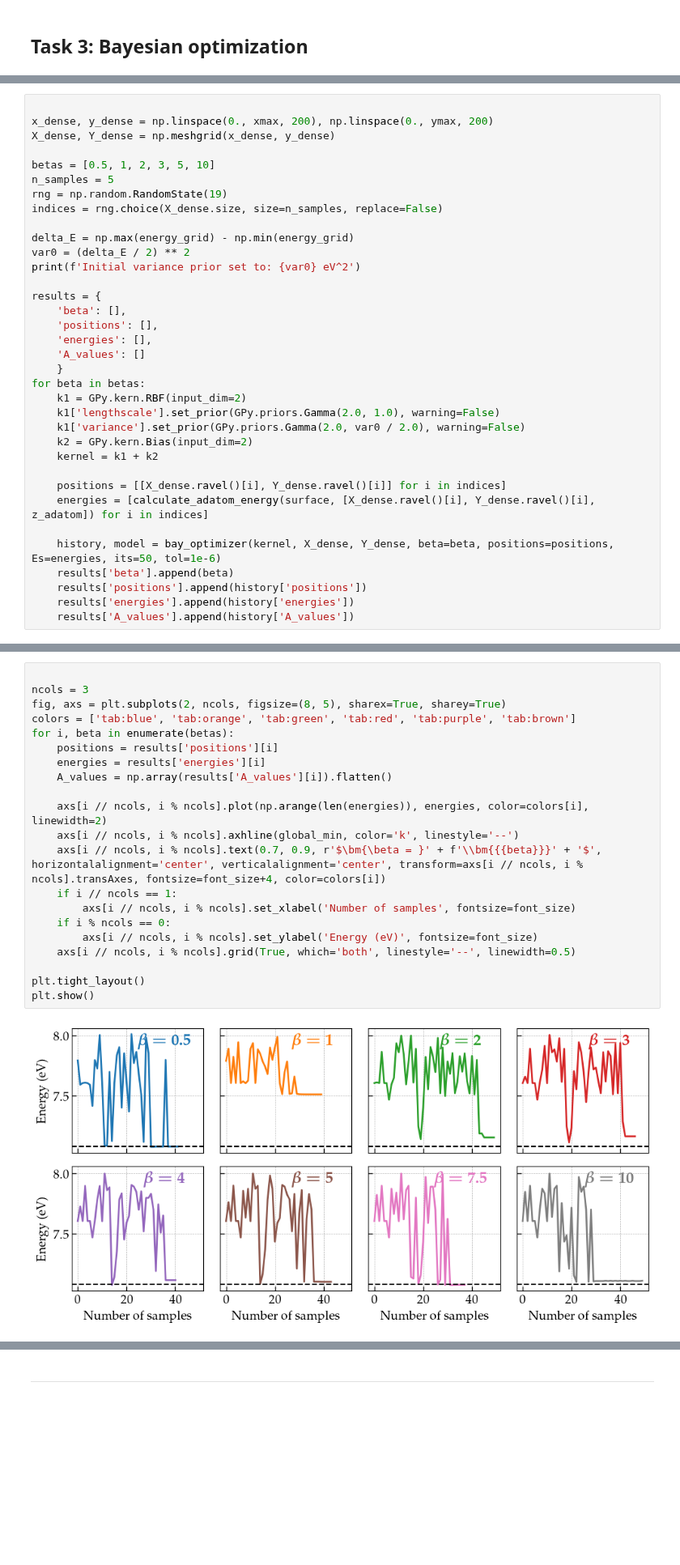
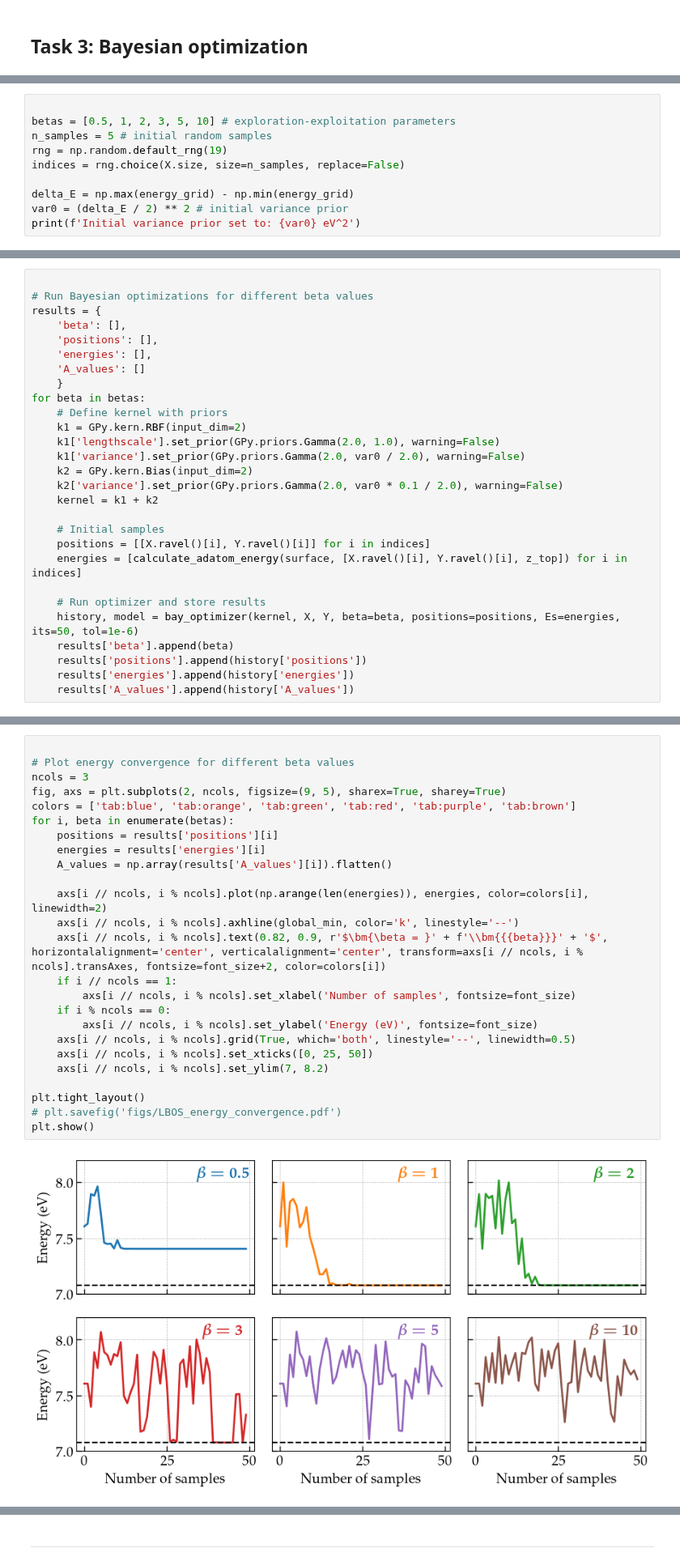
Before and after one commit to stommen/tif345_projects, a Jupyter notebook: project_2b/project2b_LBOS.ipynb, the cells around one changed output, grey strips where cells are left out. Shown at 81% size. Cells and saved outputs as stored; diff of their text form; blank space fills up the shorter version.

```diff
--- a/project_2b/project2b_LBOS.ipynb
+++ b/project_2b/project2b_LBOS.ipynb
@@ -231,2 +338,12 @@ def bay_optimizer(kernel, x, y, beta, positions, Es, its, tol):
 
     return history, model
+# %%
+
+betas = [0.5, 1, 2, 3, 5, 10] # exploration-exploitation parameters
+n_samples = 5 # initial random samples
+rng = np.random.default_rng(19)
+indices = rng.choice(X.size, size=n_samples, replace=False)
+
+delta_E = np.max(energy_grid) - np.min(energy_grid)
+var0 = (delta_E / 2) ** 2 # initial variance prior
+print(f'Initial variance prior set to: {var0} eV^2')
@@ -233,17 +386,6 @@ def bay_optimizer(kernel, x, y, beta, positions, Es, its, tol):
 # %%
 
-x_dense, y_dense = np.linspace(0., xmax, 200), np.linspace(0., ymax, 200)
-X_dense, Y_dense = np.meshgrid(x_dense, y_dense)
-
-betas = [0.5, 1, 2, 3, 5, 10]
-n_samples = 5
-rng = np.random.RandomState(19)
-indices = rng.choice(X_dense.size, size=n_samples, replace=False)
-
-delta_E = np.max(energy_grid) - np.min(energy_grid)
-var0 = (delta_E / 2) ** 2
-print(f'Initial variance prior set to: {var0} eV^2')
-
+# Run Bayesian optimizations for different beta values
 results = {
     'beta': [],
     'positions': [],
@@ -251,16 +393,20 @@ results = {
     'A_values': []
     }
 for beta in betas:
+    # Define kernel with priors
     k1 = GPy.kern.RBF(input_dim=2)
     k1['lengthscale'].set_prior(GPy.priors.Gamma(2.0, 1.0), warning=False)
     k1['variance'].set_prior(GPy.priors.Gamma(2.0, var0 / 2.0), warning=False)
     k2 = GPy.kern.Bias(input_dim=2)
+    k2['variance'].set_prior(GPy.priors.Gamma(2.0, var0 * 0.1 / 2.0), warning=False)
     kernel = k1 + k2
 
-    positions = [[X_dense.ravel()[i], Y_dense.ravel()[i]] for i in indices]
-    energies = [calculate_adatom_energy(surface, [X_dense.ravel()[i], Y_dense.ravel()[i], z_adatom]) for i in indices]
+    # Initial samples
+    positions = [[X.ravel()[i], Y.ravel()[i]] for i in indices]
+    energies = [calculate_adatom_energy(surface, [X.ravel()[i], Y.ravel()[i], z_top]) for i in indices]
 
-    history, model = bay_optimizer(kernel, X_dense, Y_dense, beta=beta, positions=positions, Es=energies, its=50, tol=1e-6)
+    # Run optimizer and store results
+    history, model = bay_optimizer(kernel, X, Y, beta=beta, positions=positions, Es=energies, its=50, tol=1e-6)
     results['beta'].append(beta)
     results['positions'].append(history['positions'])
     results['energies'].append(history['energies'])
@@ -277,25 +414,29 @@ Convergence reached.
 # %%
 
+# Plot energy convergence for different beta values
 ncols = 3
-fig, axs = plt.subplots(2, ncols, figsize=(8, 5), sharex=True, sharey=True)
+fig, axs = plt.subplots(2, ncols, figsize=(9, 5), sharex=True, sharey=True)
 colors = ['tab:blue', 'tab:orange', 'tab:green', 'tab:red', 'tab:purple', 'tab:brown']
 for i, beta in enumerate(betas):
     positions = results['positions'][i]
     energies = results['energies'][i]
     A_values = np.array(results['A_values'][i]).flatten()
 
     axs[i // ncols, i % ncols].plot(np.arange(len(energies)), energies, color=colors[i], linewidth=2)
     axs[i // ncols, i % ncols].axhline(global_min, color='k', linestyle='--')
-    axs[i // ncols, i % ncols].text(0.7, 0.9, r'$\bm{\beta = }' + f'\\bm{{{beta}}}' + '$', horizontalalignment='center', verticalalignment='center', transform=axs[i // ncols, i % ncols].transAxes, fontsize=font_size+4, color=colors[i])
+    axs[i // ncols, i % ncols].text(0.82, 0.9, r'$\bm{\beta = }' + f'\\bm{{{beta}}}' + '$', horizontalalignment='center', verticalalignment='center', transform=axs[i // ncols, i % ncols].transAxes, fontsize=font_size+2, color=colors[i])
     if i // ncols == 1:
         axs[i // ncols, i % ncols].set_xlabel('Number of samples', fontsize=font_size)
     if i % ncols == 0:
         axs[i // ncols, i % ncols].set_ylabel('Energy (eV)', fontsize=font_size)
     axs[i // ncols, i % ncols].grid(True, which='both', linestyle='--', linewidth=0.5)
+    axs[i // ncols, i % ncols].set_xticks([0, 25, 50])
+    axs[i // ncols, i % ncols].set_ylim(7, 8.2)
 
 plt.tight_layout()
+# plt.savefig('figs/LBOS_energy_convergence.pdf')
 plt.show()
 # %% [output]
-[figure, old version]
+[figure, new version]
 # %%
 
```
Also changed, not shown: parts of 17 cells of this notebook, 3 other files.
